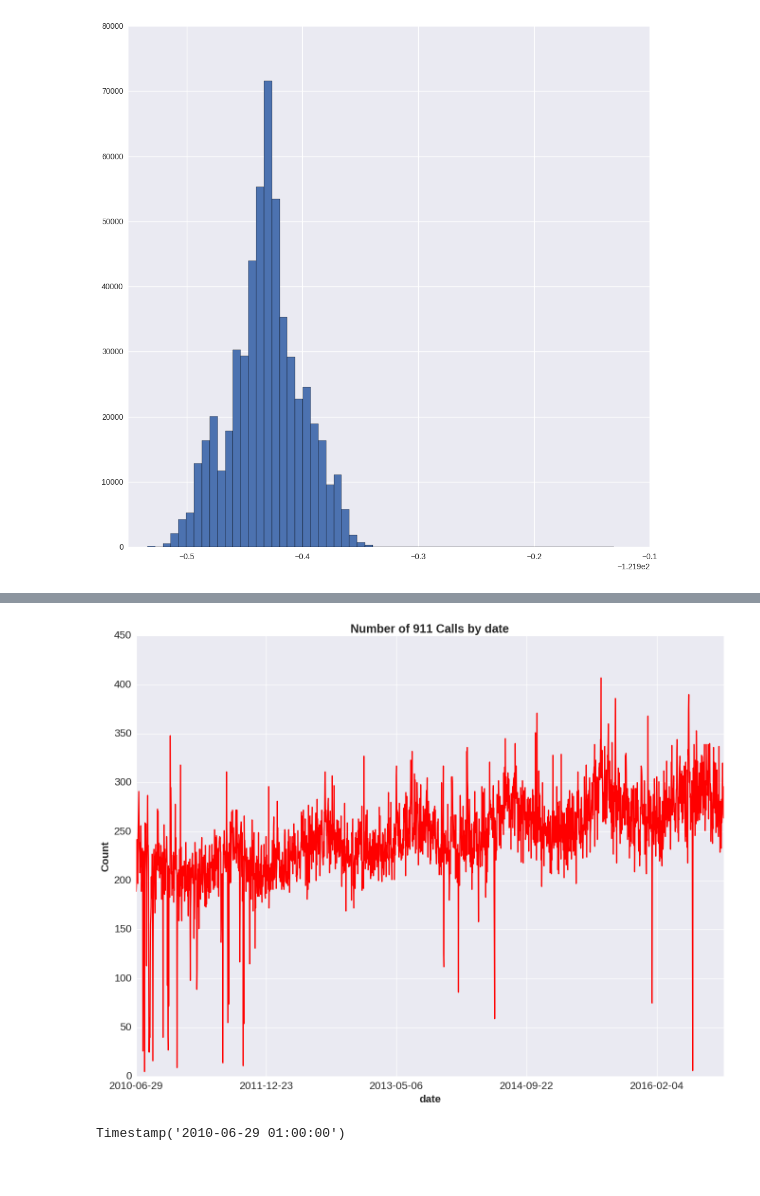
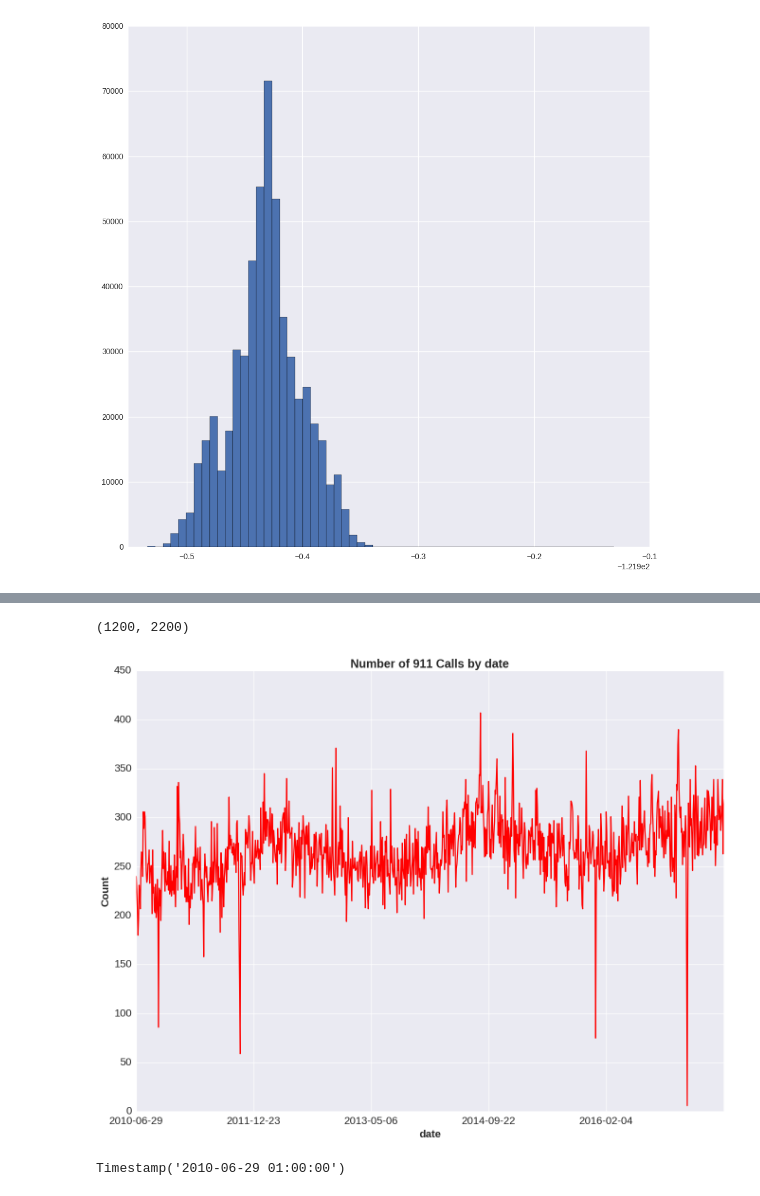
Before and after one commit to nickbuker/Rapid-Rescue, a Jupyter notebook: eda.ipynb, the cells around one changed output, grey strips where cells are left out. Cells and saved outputs as stored; diff of their text form; code cells hidden in the pictures.

```diff
--- a/eda.ipynb
+++ b/eda.ipynb
@@ -60,13 +89,15 @@ df.Longitude.hist(bins=60);
 # %%
 plt.figure(figsize=(16,12))
 plt.xticks(fontsize=16)
 plt.xlabel('Date', fontsize=16, fontweight='bold')
 plt.yticks(fontsize=16)
 plt.ylabel('Count', fontsize=16, fontweight='bold')
 plt.title('Number of 911 Calls by date', fontsize=18, fontweight='bold')
 df.groupby(by='date').Datetime.count().plot(color='r');
+plt.xlim(1200, 2200)
 # %% [output]
+(1200, 2200)
-[figure, old version]
+[figure, new version]
 # %%
 df.Datetime.min()
 # %% [output]
```
Also changed, not shown: parts of 8 cells of this notebook.
